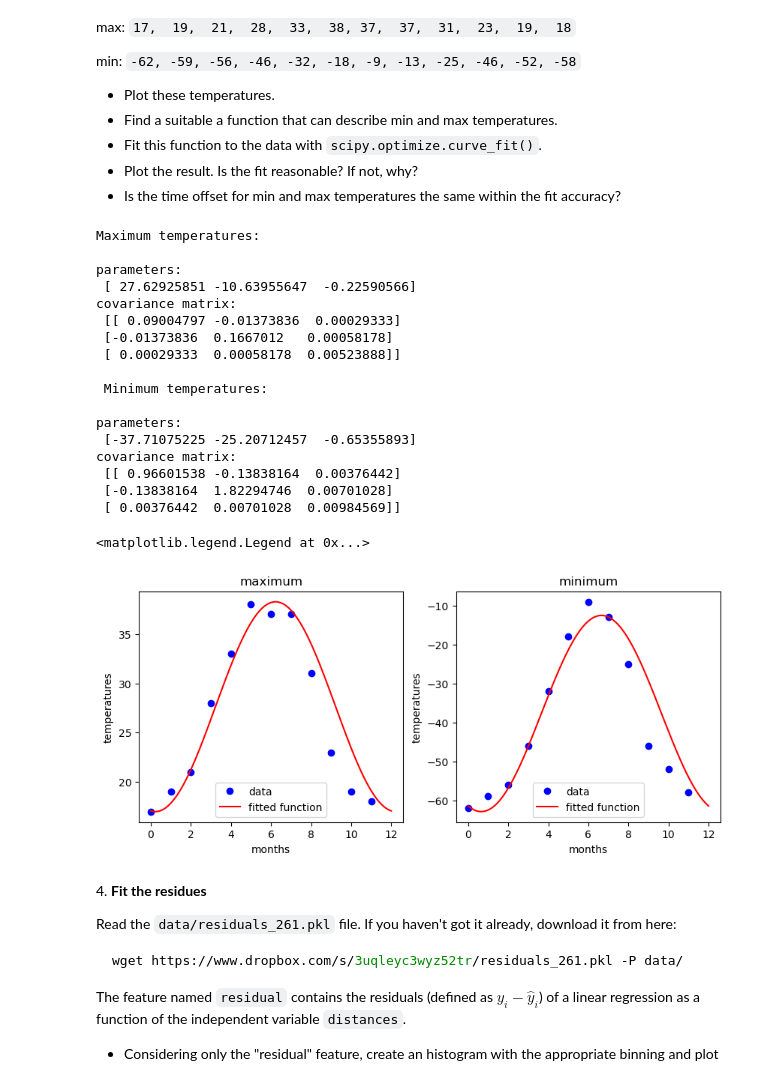
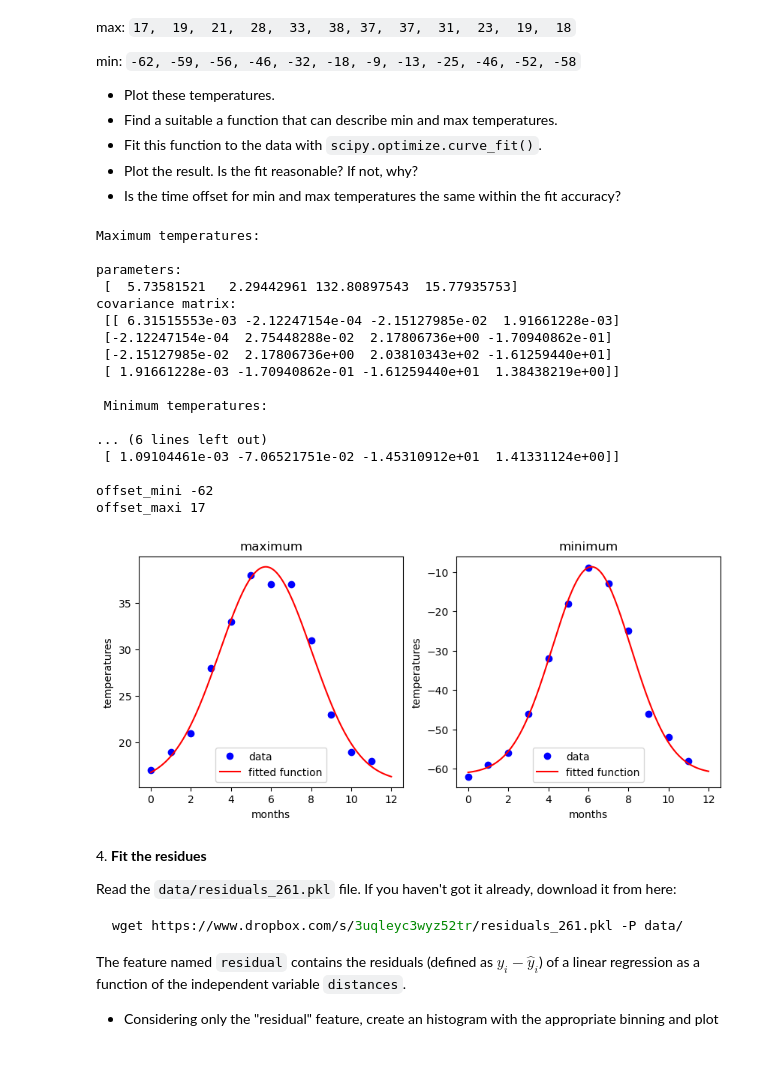
Before and after one commit to anais2412/ScientificComputingWithPython2022, a Jupyter notebook: 10ex_tests.ipynb, the cells around one changed output. Cells and saved outputs as stored; diff of their text form; code cells hidden in the pictures.

```diff
--- a/10ex_tests.ipynb
+++ b/10ex_tests.ipynb
@@ -110,57 +123,65 @@ plt.ylabel('temperatures')
 
 # The Gaussian function can describe well the maximum and minimum temperatures
 
-from scipy import optimize
+from scipy import optimize, stats
 
 #Gaussian function
-def f(months, avg, ampl, offset):
-    return (avg + ampl * np.cos((months+offset)* 2 * np.pi / months.max()))
+def f(months, mu, sig, ampl, offset):
+    return (offset + ampl * stats.norm.pdf(months, mu,sig))
 
-# Average of the minimum plot : 20
-# Amplitude of the minimum plot: 10
-# Average of the maximum plot : -40
-# Amplitude of the minimum plot: 20
-res_max, cov_max = optimize.curve_fit(f, x, maxi, [20, 10, 0],full_output=False)
-res_min, cov_min = optimize.curve_fit(f, x, mini, [-40, 20, 0],full_output=False)
+m= np.mean(x)
+std_maxi = np.sqrt(np.var(maxi))
+std_mini = np.sqrt(np.var(mini))
+
+ampl_maxi = max(maxi) - min(maxi)
+ampl_mini = max(maxi) - min(maxi)
+
+offset_maxi = min(maxi)
+offset_mini = min(mini)
+
+
+res_max, cov_max = optimize.curve_fit(f, x, maxi, [m,std_maxi,ampl_maxi,offset_maxi])
+res_min, cov_min = optimize.curve_fit(f, x, mini, [m,std_mini,ampl_mini,offset_mini])
 
 print('Maximum temperatures: \n')
 print("parameters:\n", res_max)
 print("covariance matrix:\n", cov_max)
 print('\n Minimum temperatures: \n')
 print("parameters:\n", res_min)
 print("covariance matrix:\n", cov_min)
 
 days = np.linspace(0, 12, num=365)
 plt.subplot(1, 2, 1)
 plt.plot(days, f(days, *res_max), 'r-', label='fitted function')
 plt.legend(loc='best')
 
 plt.subplot(1, 2, 2)
 plt.plot(days, f(days, *res_min), 'r-', label='fitted function')
 plt.legend(loc='best')
 
 # The fit is reasonable because the function covers well the points plot of each temperatures samples.
-# The offset is the same (equal to 0).
+print('\noffset_mini', offset_mini)
+print('offset_maxi', offset_maxi)
+# The offsets are not the same.
 # %% [output]
 Maximum temperatures:
 
 parameters:
- [ 27.62925851 -10.63955647  -0.22590566]
+ [  5.73581521   2.29442961 132.80897543  15.77935753]
 covariance matrix:
- [[ 0.09004797 -0.01373836  0.00029333]
- [-0.01373836  0.1667012   0.00058178]
- [ 0.00029333  0.00058178  0.00523888]]
+ [[ 6.31515553e-03 -2.12247154e-04 -2.15127985e-02  1.91661228e-03]
+ [-2.12247154e-04  2.75448288e-02  2.17806736e+00 -1.70940862e-01]
+ [-2.15127985e-02  2.17806736e+00  2.03810343e+02 -1.61259440e+01]
+ [ 1.91661228e-03 -1.70940862e-01 -1.61259440e+01  1.38438219e+00]]
 
  Minimum temperatures:
 
-parameters:
- [-37.71075225 -25.20712457  -0.65355893]
-covariance matrix:
- [[ 0.96601538 -0.13838164  0.00376442]
- [-0.13838164  1.82294746  0.00701028]
- [ 0.00376442  0.00701028  0.00984569]]
+... (6 lines left out)
+ [ 1.09104461e-03 -7.06521751e-02 -1.45310912e+01  1.41331124e+00]]
+
+offset_mini -62
+offset_maxi 17
-<matplotlib.legend.Legend at 0x...>
-[figure, old version]
+[figure, new version]
 # %% [markdown]
 4\. **Fit the residues**
 
```
Also changed, not shown: parts of 7 cells of this notebook, 3 other files.
